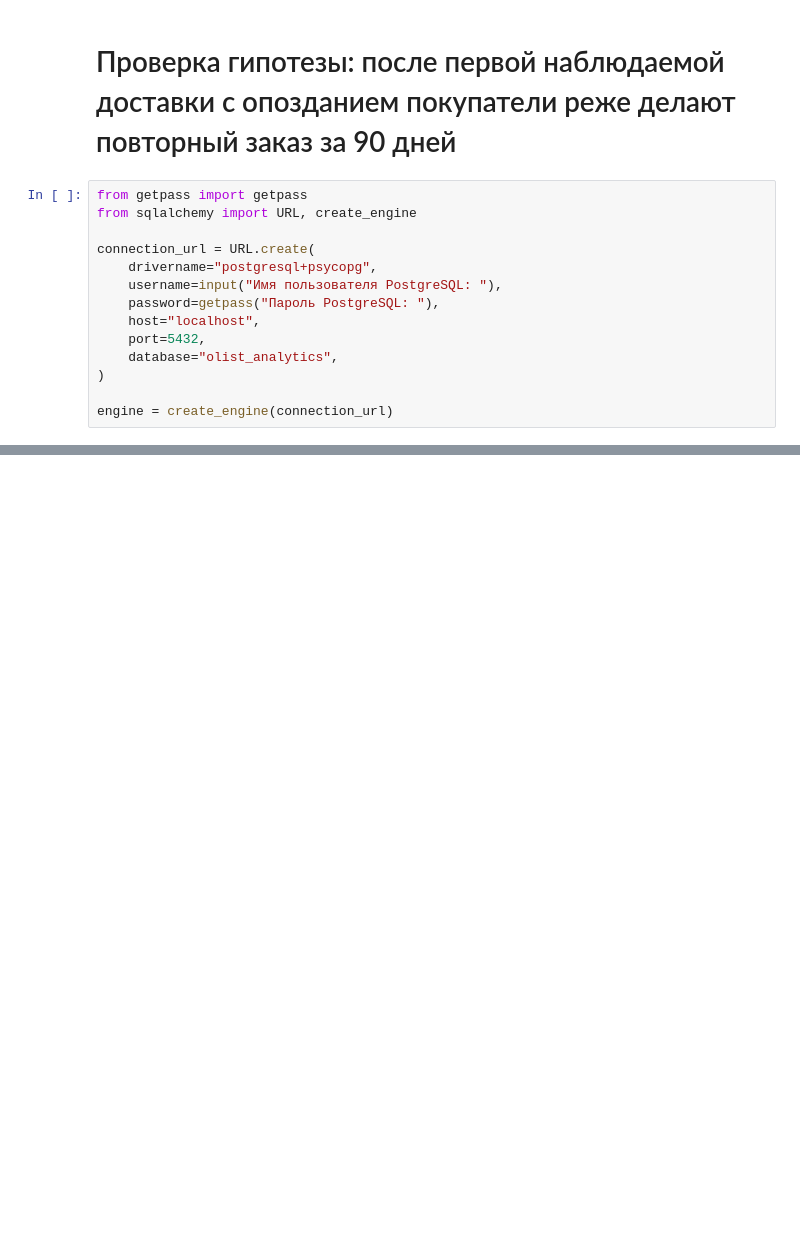
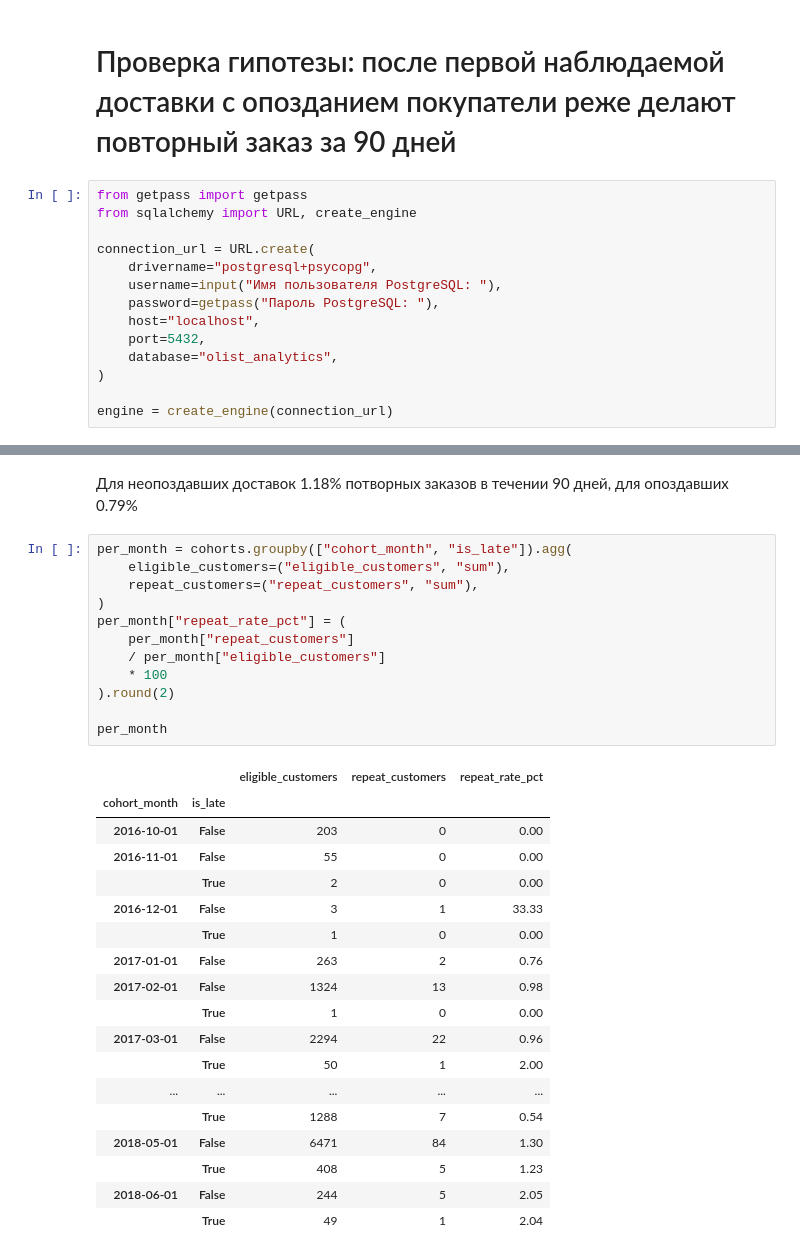
Before and after one commit to Garlickkk/Olist_E-com_DataPetProject, a Jupyter notebook: notebooks/03_repeat_purchase.ipynb, the cells around one changed output, grey strips where cells are left out. Saved outputs shown, nothing was run; the diff lists cells and outputs as text; blank space fills up the shorter version.

```diff
--- a/notebooks/03_repeat_purchase.ipynb
+++ b/notebooks/03_repeat_purchase.ipynb
@@ -33,0 +62,33 @@ NameError: name 'engine' is not defined
+# %% [markdown]
+Для неопоздавших доставок 1.18% потворных заказов в течении 90 дней, для опоздавших 0.79%
+# %%
+per_month = cohorts.groupby(["cohort_month", "is_late"]).agg(
+    eligible_customers=("eligible_customers", "sum"),
+    repeat_customers=("repeat_customers", "sum"),
+)
+per_month["repeat_rate_pct"] = (
+    per_month["repeat_customers"]
+    / per_month["eligible_customers"]
+    * 100
+).round(2)
+
+per_month
+# %% [output]
+|  |  | eligible_customers | repeat_customers | repeat_rate_pct |
+| cohort_month | is_late |  |  |  |
+| 2016-10-01 | False | 203 | 0 | 0.00 |
+| 2016-11-01 | False | 55 | 0 | 0.00 |
+|  | True | 2 | 0 | 0.00 |
+| 2016-12-01 | False | 3 | 1 | 33.33 |
+|  | True | 1 | 0 | 0.00 |
+| 2017-01-01 | False | 263 | 2 | 0.76 |
+| 2017-02-01 | False | 1324 | 13 | 0.98 |
+|  | True | 1 | 0 | 0.00 |
+| 2017-03-01 | False | 2294 | 22 | 0.96 |
+|  | True | 50 | 1 | 2.00 |
+| ... | ... | ... | ... | ... |
+|  | True | 1288 | 7 | 0.54 |
+| 2018-05-01 | False | 6471 | 84 | 1.30 |
+|  | True | 408 | 5 | 1.23 |
+| 2018-06-01 | False | 244 | 5 | 2.05 |
+|  | True | 49 | 1 | 2.04 |
```
Also changed, not shown: parts of 7 cells of this notebook.
